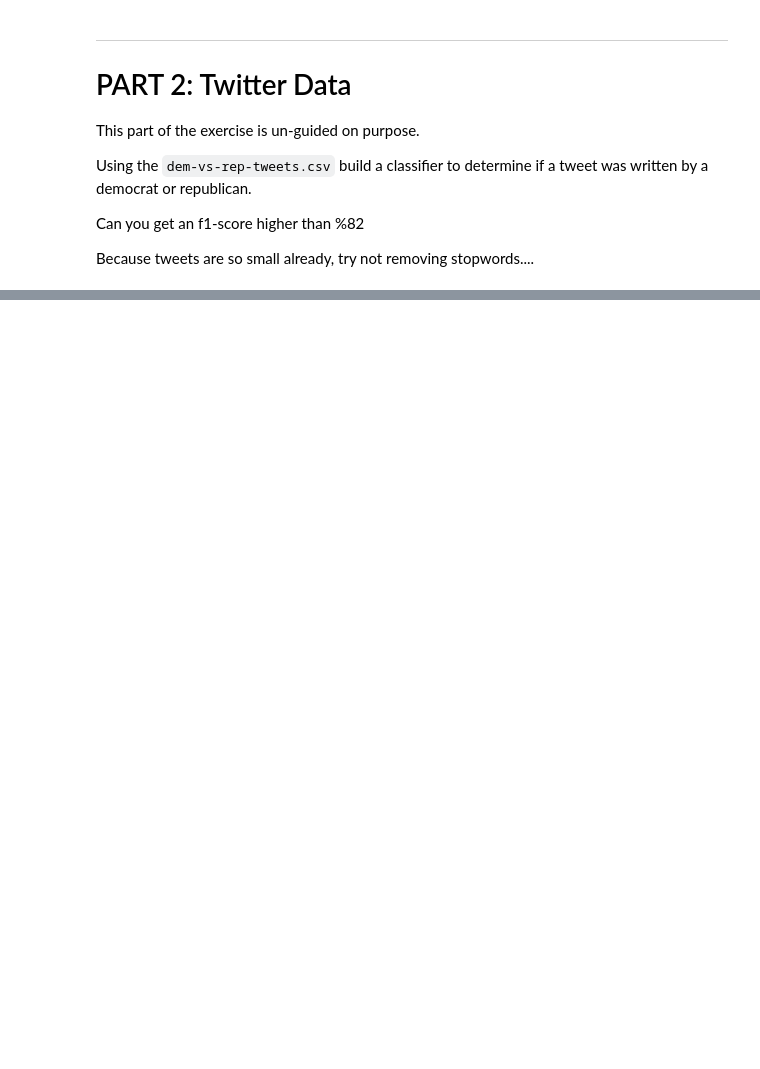
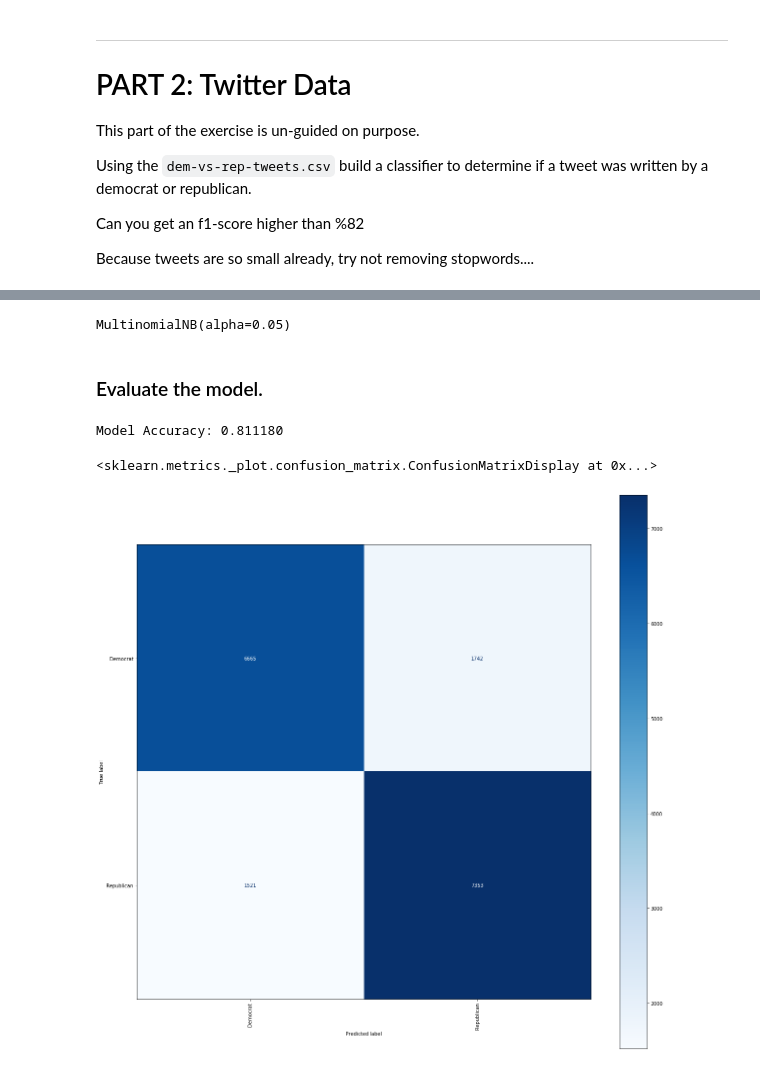
Before and after one commit to JorgeGranda72/2021-fall-data-science, a Jupyter notebook: Week-06-NLP/Exercise-NLP.ipynb, the cells around one changed output, grey strips where cells are left out. Drawn from its saved outputs; the diff is of its cells as text; code cells hidden in the pictures; blank space fills up the shorter version.

```diff
--- a/Week-06-NLP/Exercise-NLP.ipynb
+++ b/Week-06-NLP/Exercise-NLP.ipynb
@@ -447,0 +489,3 @@ df = pd.read_csv('data/dem-vs-rep-tweets.csv')
+# %%
+# 3. Fit your vectorizer using your X data
+vectorizer.fit(X)
@@ -447,0 +494,3 @@ df = pd.read_csv('data/dem-vs-rep-tweets.csv')
+# %%
+# 4. Transform your X data using your fitted vectorizer.
+X = vectorizer.transform(X)
@@ -447,0 +502,3 @@ df = pd.read_csv('data/dem-vs-rep-tweets.csv')
+# %%
+# Split data into testing and training.
+X_train, X_test, y_train, y_test = train_test_split(X,y,test_size=0.2,random_state=42)
@@ -447,0 +507,7 @@ df = pd.read_csv('data/dem-vs-rep-tweets.csv')
+# %%
+model = MultinomialNB(alpha=.05)
+model.fit(X_train, y_train)
+# %% [output]
+MultinomialNB(alpha=0.05)
+# %% [markdown]
+### Evaluate the model.
@@ -447,0 +517,7 @@ df = pd.read_csv('data/dem-vs-rep-tweets.csv')
+# %%
+# 2. Accuracy of the model.
+accuracy = model.score(X_test, y_test)
+
+print("Model Accuracy: %f" % accuracy)
+# %% [output]
+Model Accuracy: 0.811180
@@ -447,0 +526,11 @@ df = pd.read_csv('data/dem-vs-rep-tweets.csv')
+# %%
+fig, ax = plt.subplots(figsize=(21, 21))
+
+disp = plot_confusion_matrix(model, X_test, y_test,
+                             display_labels=model.classes_,
+                             cmap=plt.cm.Blues, ax=ax)
+plt.xticks(rotation=90)
+disp
+# %% [output]
+<sklearn.metrics._plot.confusion_matrix.ConfusionMatrixDisplay at 0x...>
+[figure, added]
```
Also changed, not shown: parts of 22 cells of this notebook.
